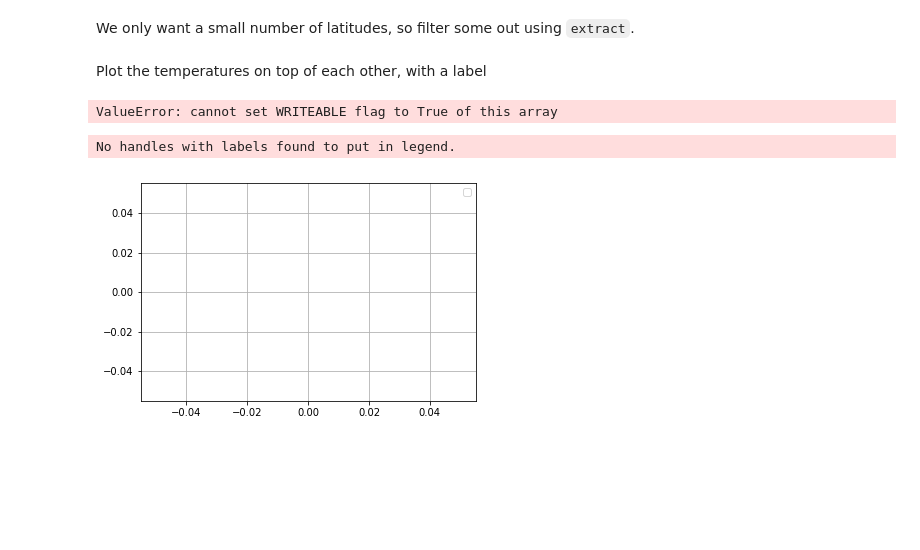
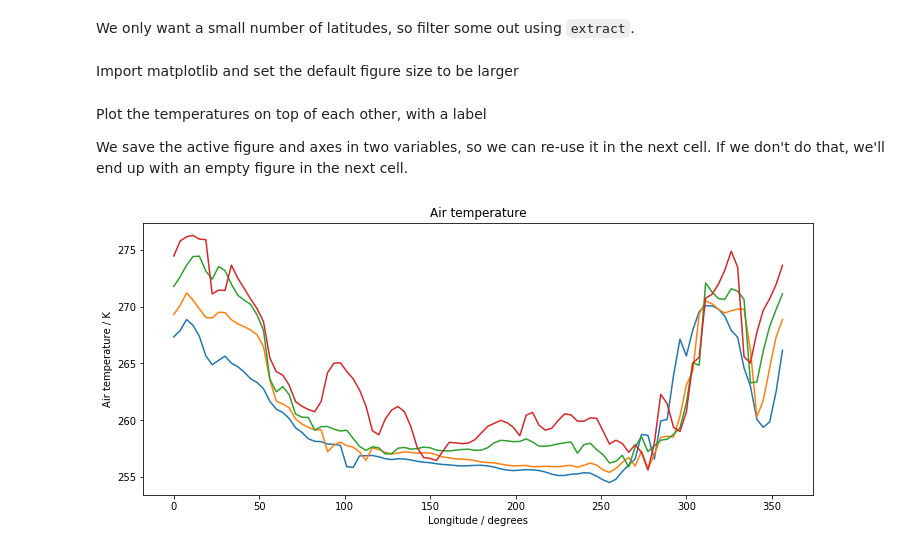
Before and after one commit to evertrol/eucp, a Jupyter notebook: examples/iris/multiline-temp-plot.ipynb, the cells around one changed output. Cells and saved outputs as stored; diff of their text form; code cells hidden in the pictures; blank space fills up the shorter version.

```diff
--- a/examples/iris/multiline-temp-plot.ipynb
+++ b/examples/iris/multiline-temp-plot.ipynb
@@ -22,29 +18,22 @@ We only want a small number of latitudes, so filter some out using `extract`.
 # %%
 temperature = temperature.extract(
     iris.Constraint(latitude=lambda cell: 68 <= cell < 78))
-# %% [markdown]
-Plot the temperatures on top of each other, with a label
+# %% [markdown]
+Import matplotlib and set the default figure size to be larger
+# %%
+%matplotlib inline
+import iris.quickplot as qplt
+import matplotlib as mpl
+mpl.rcParams['figure.figsize'] = [12, 5]
+# %% [markdown]
+Plot the temperatures on top of each other, with a label
+
+We save the active figure and axes in two variables, so we can re-use it in the next cell. If we don't do that, we'll end up with an empty figure in the next cell.
 # %%
-%matplotlib inline
-import iris.quickplot as qplt
 for cube in temperature.slices('longitude'):
     label = 'latitude: {}'.format(cube.coord('latitude').points[0])
     qplt.plot(cube, label=label)
+ax = plt.gca()
+figure = plt.gcf()
 # %% [output]
-ValueError: cannot set WRITEABLE flag to True of this array
+[figure, added]
-# %%
-# Add the legend with 2 columns.
-plt.legend(ncol=2)
-
-# Put a grid on the plot.
-plt.grid(True)
-
-# Tell matplotlib not to extend the plot axes range to nicely
-# rounded numbers.
-plt.axis('tight')
-
-# Finally, show it.
-iplt.show()
-# %% [output]
-No handles with labels found to put in legend.
-[figure, removed]
```
Also changed, not shown: parts of 3 cells of this notebook, 1 other file.
